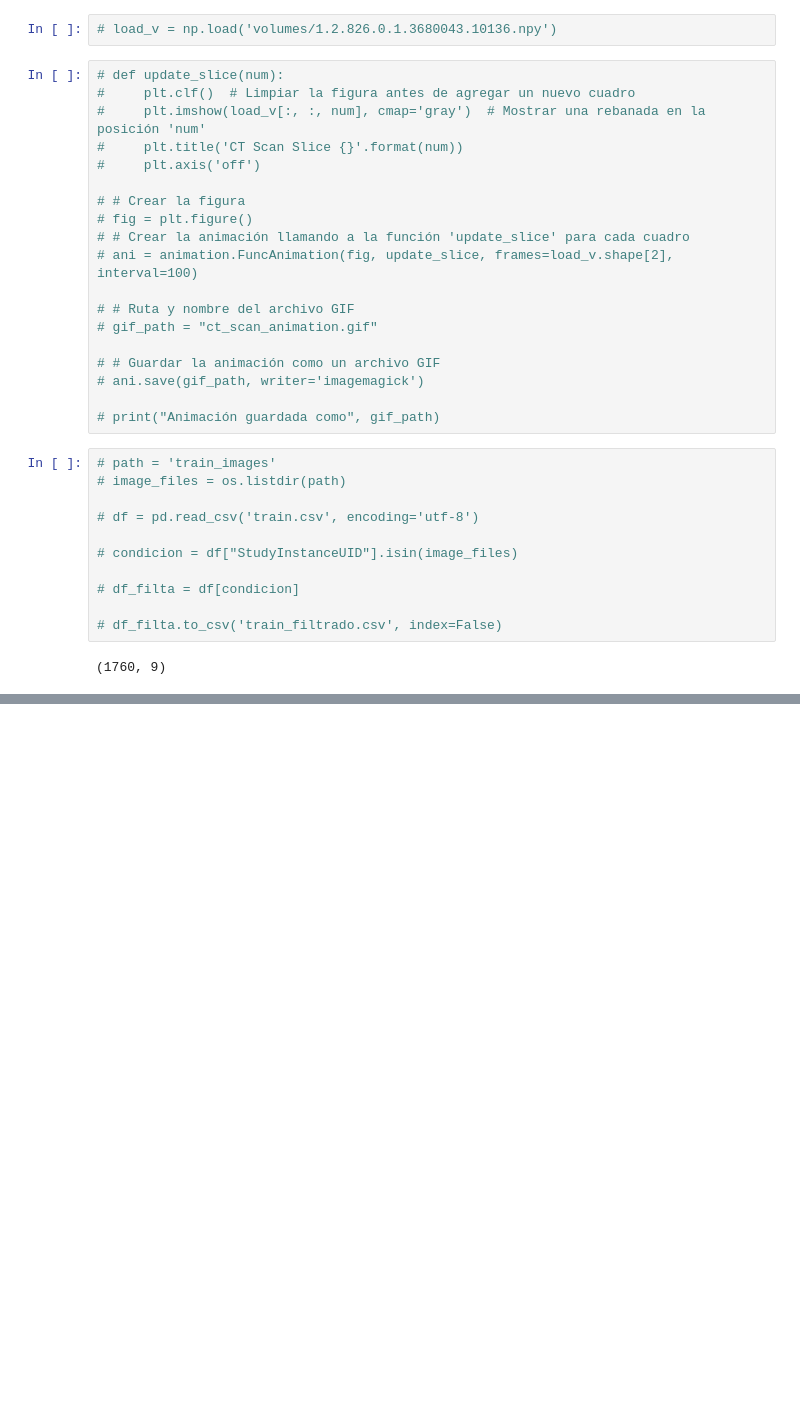
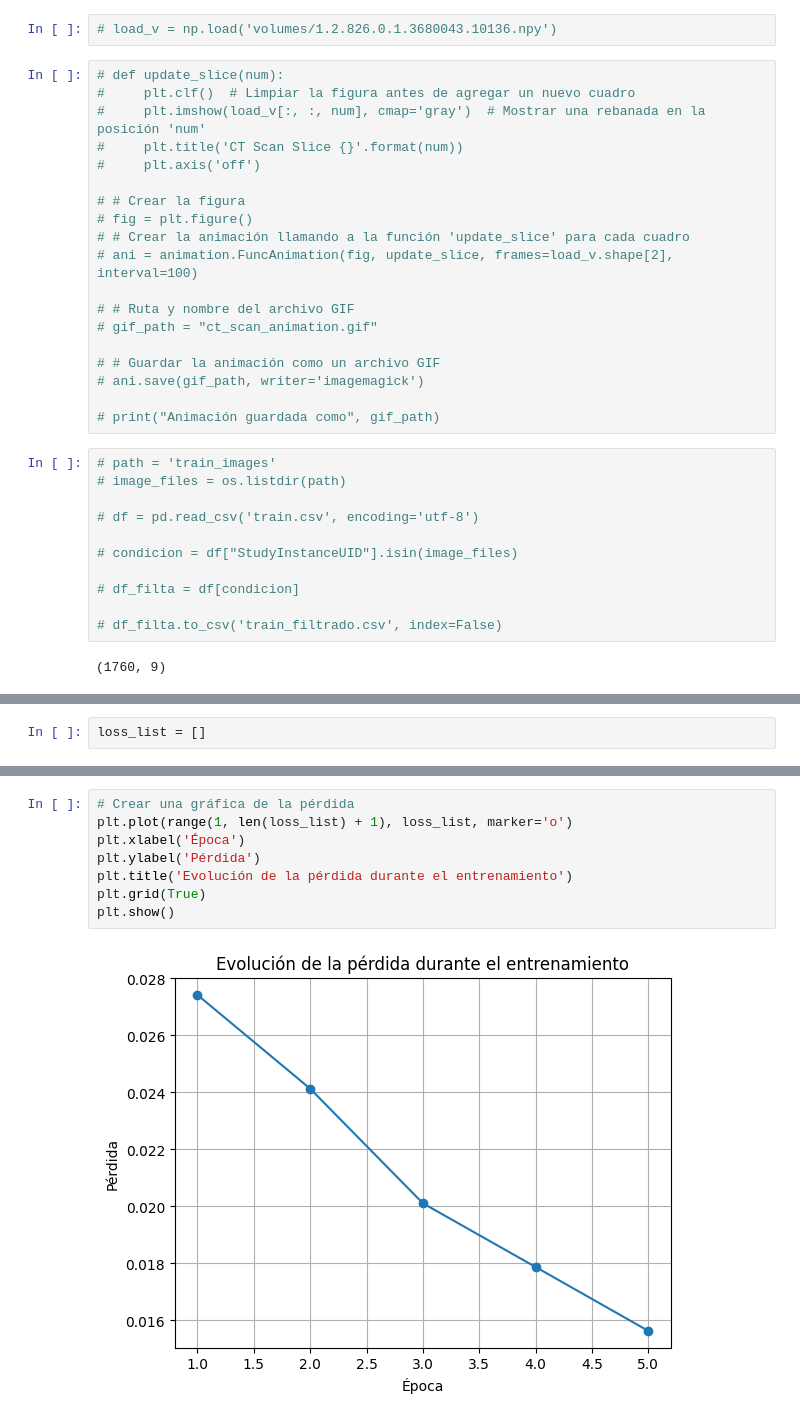
Before and after one commit to Daniel14gonc/Proyecto2_DS, a Jupyter notebook: Proyecto2_limpieza.ipynb, the cells around one changed output, grey strips where cells are left out. Cells and saved outputs as stored; diff of their text form; blank space fills up the shorter version.

```diff
--- a/Proyecto2_limpieza.ipynb
+++ b/Proyecto2_limpieza.ipynb
@@ -165,0 +340,2 @@ def process_scan(path):
+# %%
+loss_list = []
@@ -165,0 +382,10 @@ def process_scan(path):
+# %%
+# Crear una gráfica de la pérdida
+plt.plot(range(1, len(loss_list) + 1), loss_list, marker='o')
+plt.xlabel('Época')
+plt.ylabel('Pérdida')
+plt.title('Evolución de la pérdida durante el entrenamiento')
+plt.grid(True)
+plt.show()
+# %% [output]
+[figure, added]
```
Also changed, not shown: parts of 16 cells of this notebook, 6 other files.
